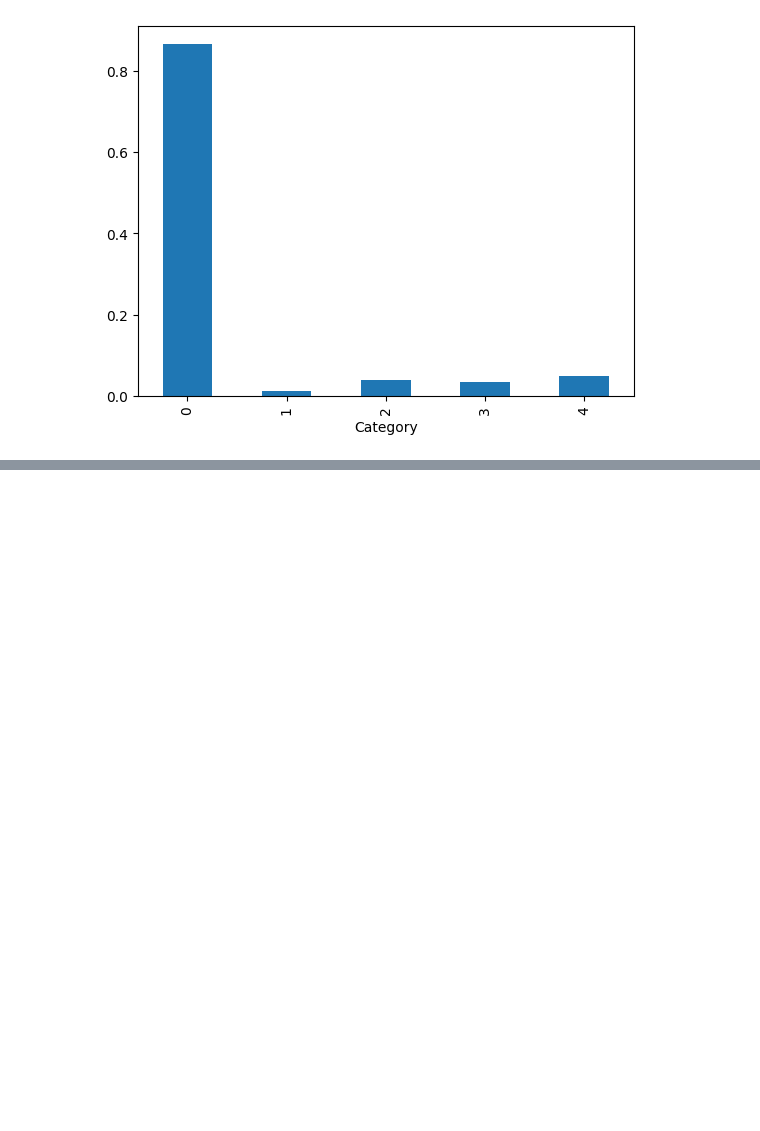
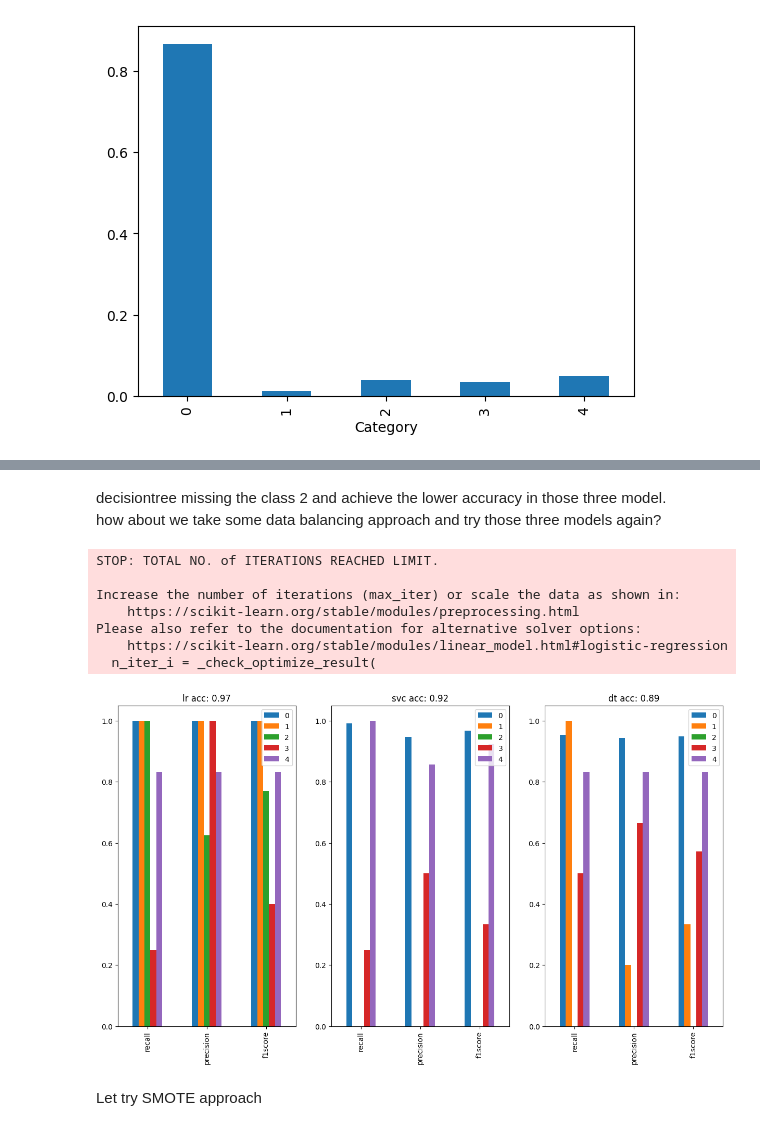
Before and after one commit to zhiyixu/ibm, a Jupyter notebook: 3.分类问题/project/HepatitisCdata.ipynb, the cells around one changed output, grey strips where cells are left out. Saved outputs shown, nothing was run; the diff lists cells and outputs as text; code cells hidden in the pictures; blank space fills up the shorter version.

```diff
--- a/3.分类问题/project/HepatitisCdata.ipynb
+++ b/3.分类问题/project/HepatitisCdata.ipynb
@@ -87,0 +217,45 @@ _  = sns.heatmap(df.corr(), annot=True, fmt=".1f")
+# %% [markdown]
+decisiontree missing the class 2 and achieve the lower accuracy in those three model.
+how about we take some data balancing approach and try those three models again?
+# %%
+# let's combine the model above to a func
+
+def combined_model(X_train,y_train,X_test,y_test, class_weight=None):
+    fig, axs = plt.subplots(nrows=1,ncols=3, figsize=(15,8))
+    axs = axs.flatten()
+    lr = LogisticRegression( # model NO.1
+        penalty="l2",
+        multi_class = 'multinomial',
+        solver = 'lbfgs',
+        max_iter = 3000,
+        class_weight=class_weight
+    ).fit(X_train, y_train)
+    y_hat = lr.predict(X_test)
+    lr_performance = evaluate_metrics_ax(y_test, y_hat, axs[0], "lr")
+
+    sv = SVC(kernel="rbf",class_weight=class_weight).fit(X_train, y_train) # model NO.2
+    y_hat = sv.predict(X_test)
+    sv_performance = evaluate_metrics_ax(y_test, y_hat, axs[1], "svc")
+
+    dt =  DecisionTreeClassifier( # model NO.3
+        criterion='entropy',
+        max_depth=15,
+        min_samples_leaf=3,
+        random_state=RS,
+        class_weight=class_weight).fit(X_train, y_train)
+    y_hat = dt.predict(X_test)
+    dt_performance = evaluate_metrics_ax(y_test, y_hat, axs[2], "dt")
+
+    plt.show()
+combined_model(X_train,y_train,X_test,y_test) # it worked.
+# %% [output]
+STOP: TOTAL NO. of ITERATIONS REACHED LIMIT.
+
+Increase the number of iterations (max_iter) or scale the data as shown in:
+    https://scikit-learn.org/stable/modules/preprocessing.html
+Please also refer to the documentation for alternative solver options:
+    https://scikit-learn.org/stable/modules/linear_model.html#logistic-regression
+  n_iter_i = _check_optimize_result(
+[figure, added]
+# %% [markdown]
+Let try SMOTE approach
```
Also changed, not shown: parts of 51 cells of this notebook, 2 other files.
